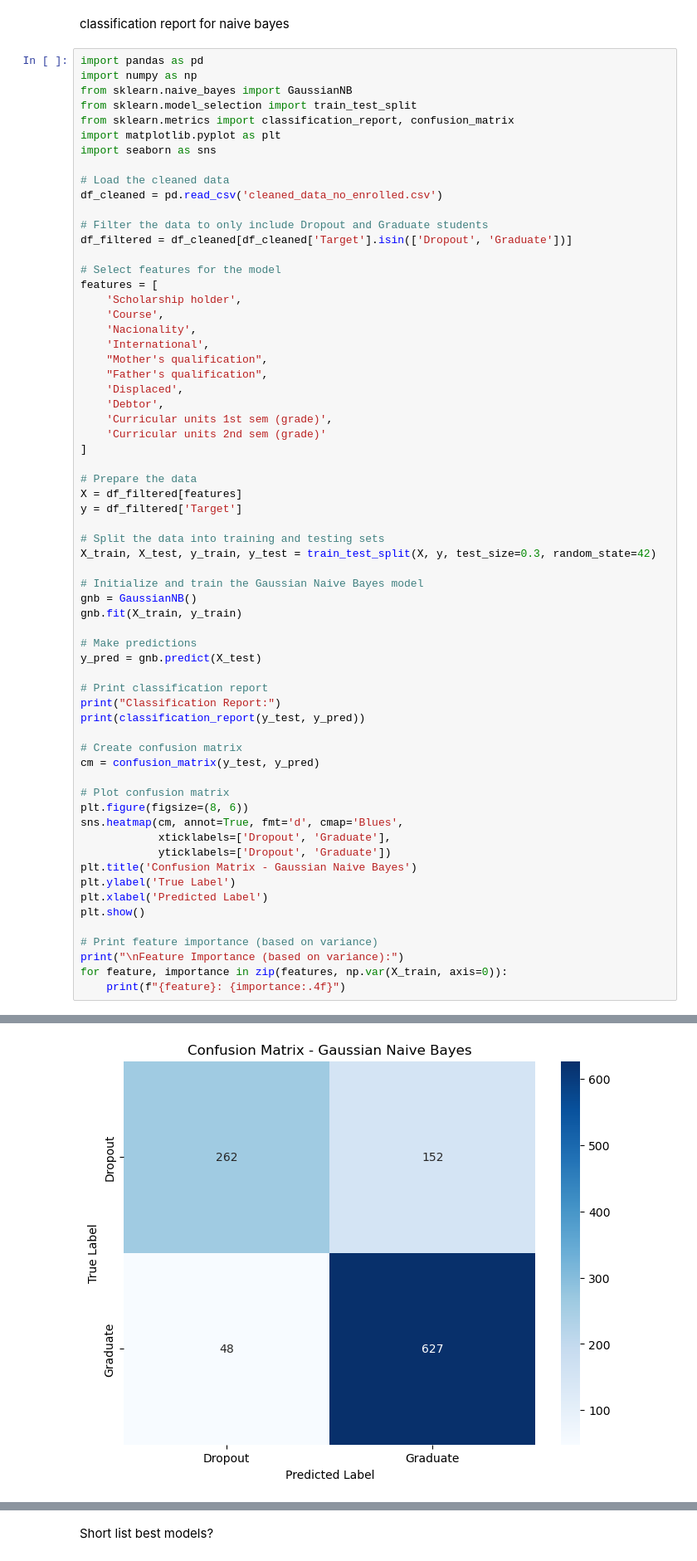
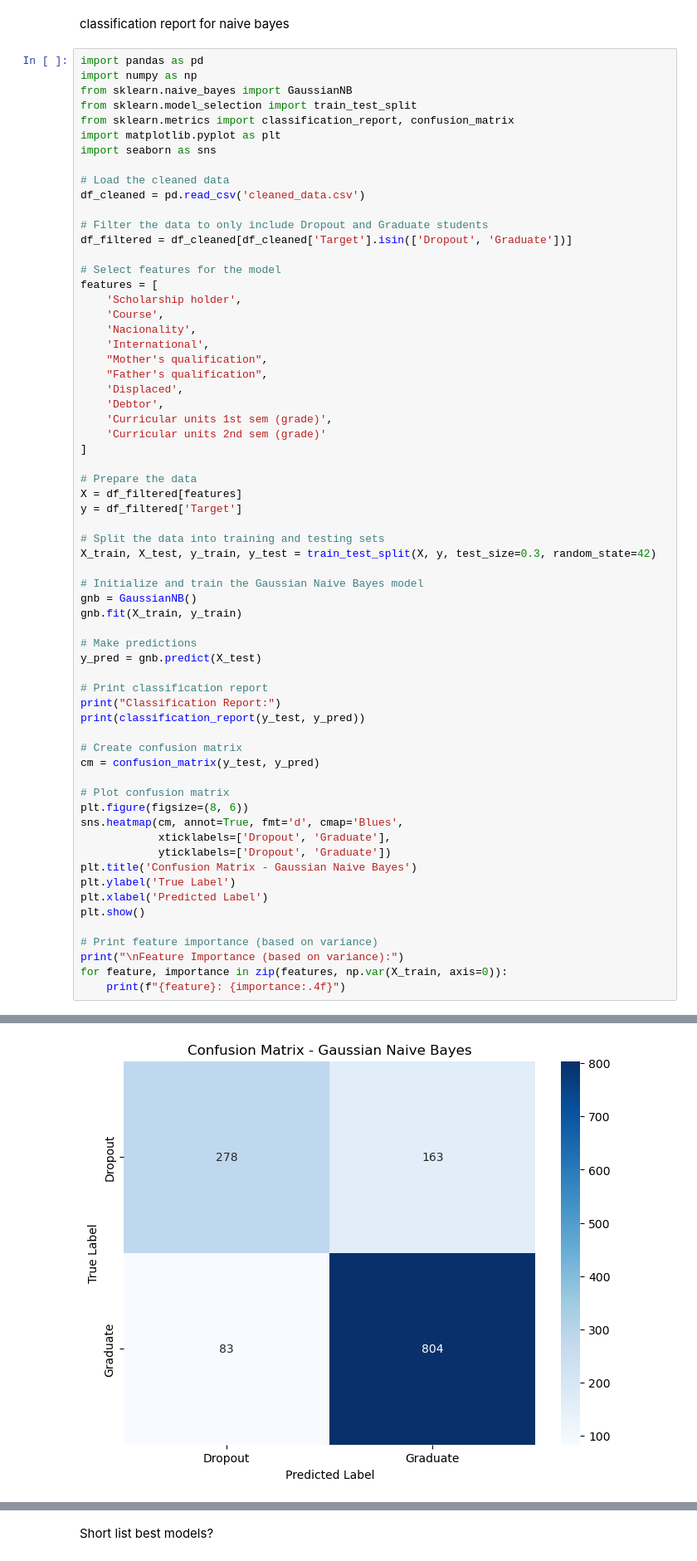
Before and after one commit to azeiber/student-droupout-detection, a Jupyter notebook: Studentdropoutandacademicsuccess.ipynb, the cells around one changed output, grey strips where cells are left out. Shown at 83% size. Drawn from its saved outputs; the diff is of its cells as text.

```diff
--- a/Studentdropoutandacademicsuccess.ipynb
+++ b/Studentdropoutandacademicsuccess.ipynb
@@ -1351,7 +1268,7 @@ import matplotlib.pyplot as plt
 import seaborn as sns
 
 # Load the cleaned data
-df_cleaned = pd.read_csv('cleaned_data_no_enrolled.csv')
+df_cleaned = pd.read_csv('cleaned_data.csv')
 
 # Filter the data to only include Dropout and Graduate students
 df_filtered = df_cleaned[df_cleaned['Target'].isin(['Dropout', 'Graduate'])]
@@ -1418,2 +1335,2 @@ weighted avg       0.82      0.82      0.81      1089
-[figure, old version]
+[figure, new version]
 Feature Importance (based on variance):
```
Also changed, not shown: parts of 10 cells of this notebook.
